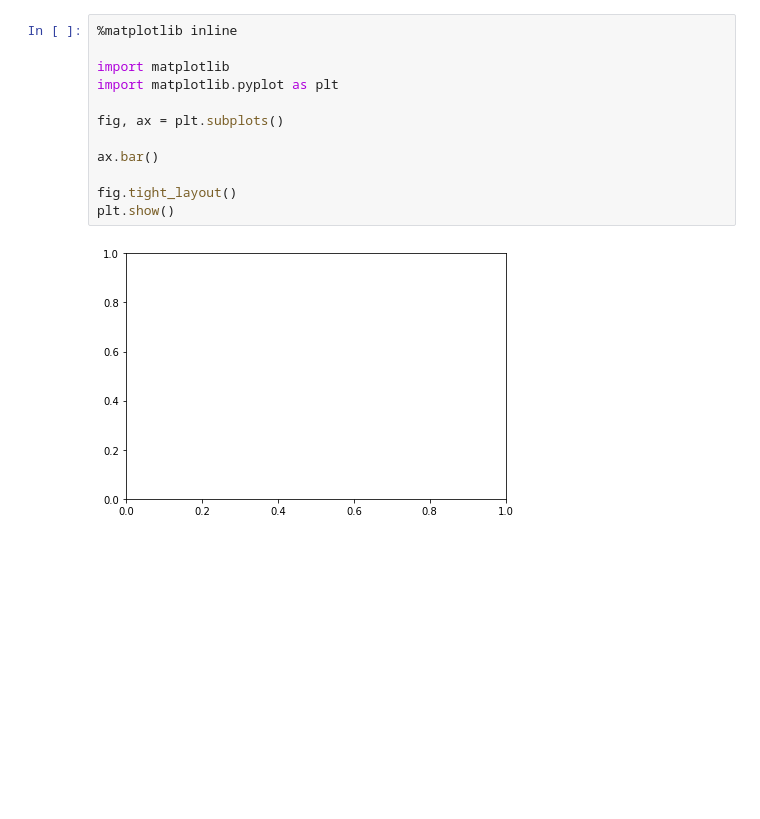
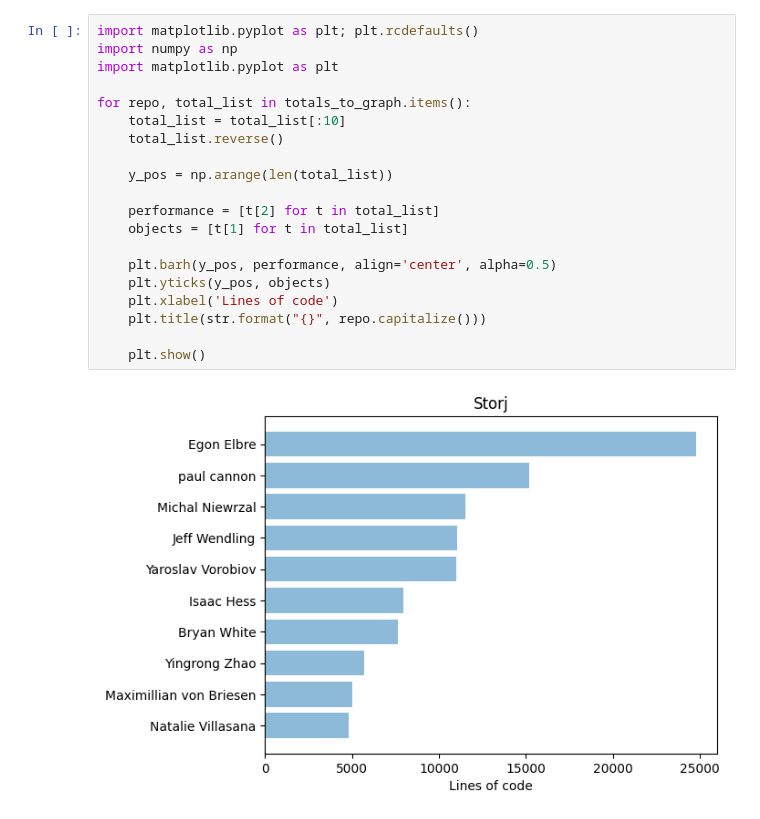
Before and after one commit to bryanchriswhite/analgitycs, a Jupyter notebook: storj-contribution.ipynb, the cells around one changed output. Cells and saved outputs as stored; diff of their text form; blank space fills up the shorter version.

```diff
--- a/storj-contribution.ipynb
+++ b/storj-contribution.ipynb
@@ -148,14 +191,22 @@ print_totals(total_list[:10])
-# %%
-%matplotlib inline
-
-import matplotlib
-import matplotlib.pyplot as plt
-
-fig, ax = plt.subplots()
-
-ax.bar()
-
-fig.tight_layout()
-plt.show()
-# %% [output]
-[figure, removed]
+# %%
+import matplotlib.pyplot as plt; plt.rcdefaults()
+import numpy as np
+import matplotlib.pyplot as plt
+
+for repo, total_list in totals_to_graph.items():
+    total_list = total_list[:10]
+    total_list.reverse()
+
+    y_pos = np.arange(len(total_list))
+
+    performance = [t[2] for t in total_list]
+    objects = [t[1] for t in total_list]
+
+    plt.barh(y_pos, performance, align='center', alpha=0.5)
+    plt.yticks(y_pos, objects)
+    plt.xlabel('Lines of code')
+    plt.title(str.format("{}", repo.capitalize()))
+
+    plt.show()
+# %% [output]
+[figure, added]
```
Also changed, not shown: parts of 11 cells of this notebook.
